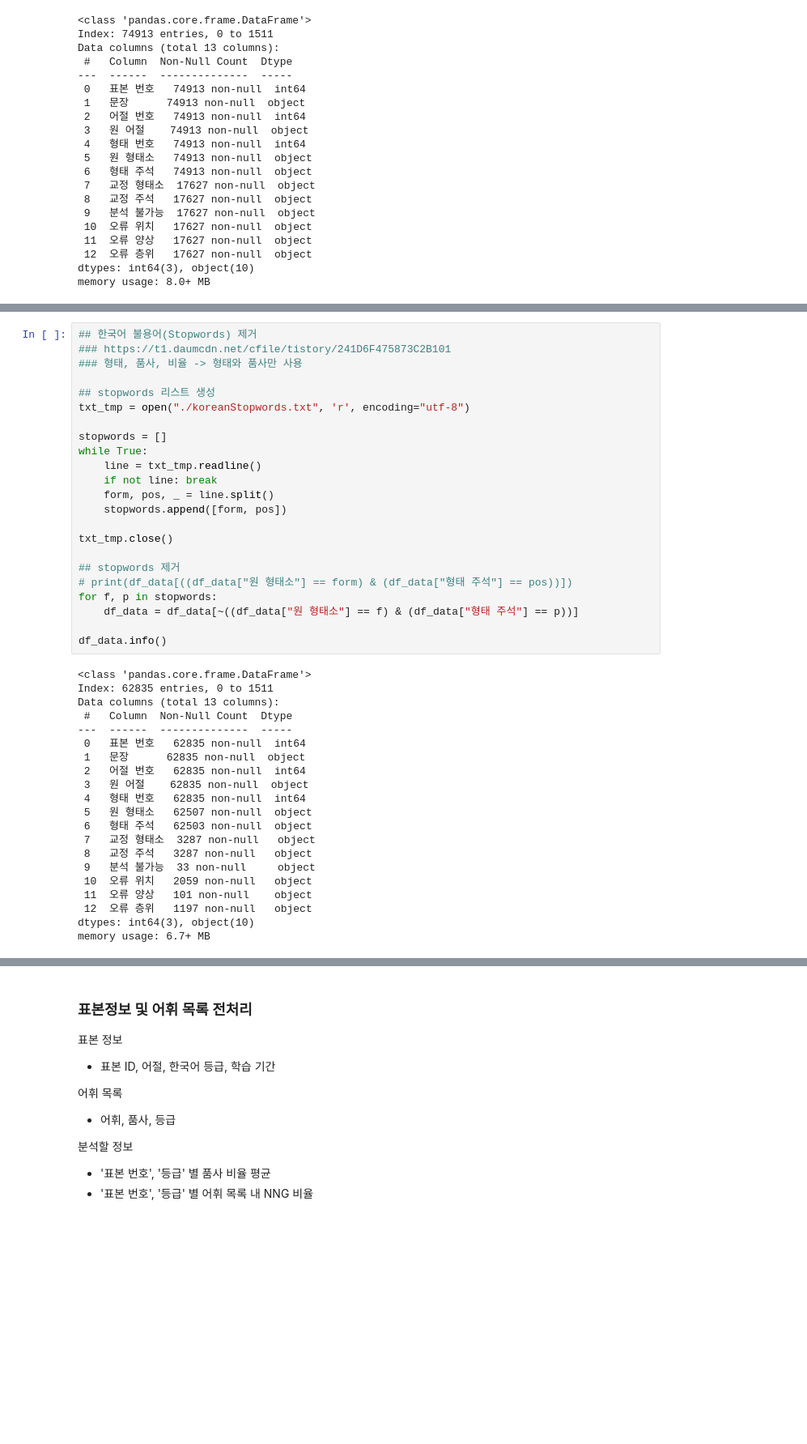
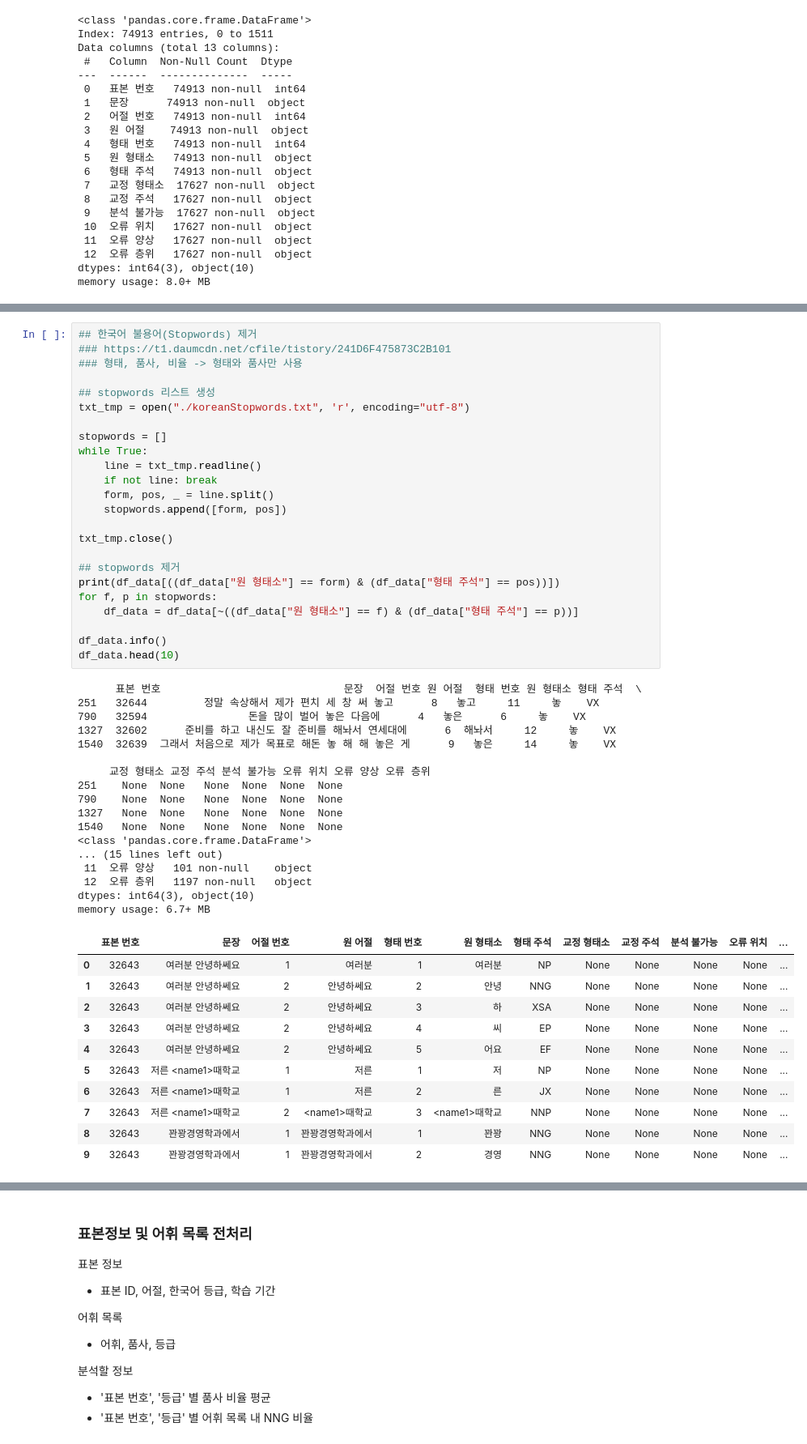
Before and after one commit to jj-bro/Korean-Speaking-Assessment, a Jupyter notebook: main.ipynb, the cells around one changed output, grey strips where cells are left out. Shown at 81% size. Drawn from its saved outputs; the diff is of its cells as text; blank space fills up the shorter version.

```diff
--- a/main.ipynb
+++ b/main.ipynb
@@ -200,47 +227,56 @@ memory usage: 6.7+ MB
 # %%
 ## 한국어 불용어(Stopwords) 제거
 ### https://t1.daumcdn.net/cfile/tistory/241D6F475873C2B101
 ### 형태, 품사, 비율 -> 형태와 품사만 사용
 
 ## stopwords 리스트 생성
 txt_tmp = open("./koreanStopwords.txt", 'r', encoding="utf-8")
 
 stopwords = []
 while True:
     line = txt_tmp.readline()
     if not line: break
     form, pos, _ = line.split()
     stopwords.append([form, pos])
 
 txt_tmp.close()
 
 ## stopwords 제거
-# print(df_data[((df_data["원 형태소"] == form) & (df_data["형태 주석"] == pos))])
+print(df_data[((df_data["원 형태소"] == form) & (df_data["형태 주석"] == pos))])
 for f, p in stopwords:
     df_data = df_data[~((df_data["원 형태소"] == f) & (df_data["형태 주석"] == p))]
 
 df_data.info()
+df_data.head(10)
 # %% [output]
+      표본 번호                             문장  어절 번호 원 어절  형태 번호 원 형태소 형태 주석  \
+251   32644         정말 속상해서 제가 편치 세 창 써 놓고      8   놓고     11     놓    VX
+790   32594                돈을 많이 벌어 놓은 다음에      4   놓은      6     놓    VX
+1327  32602      준비를 하고 내신도 잘 준비를 해놔서 연세대에      6  해놔서     12     놓    VX
+1540  32639  그래서 처음으로 제가 목표로 해돈 놓 해 해 놓은 게      9   놓은     14     놓    VX
+
+     교정 형태소 교정 주석 분석 불가능 오류 위치 오류 양상 오류 층위
+251    None  None   None  None  None  None
+790    None  None   None  None  None  None
+1327   None  None   None  None  None  None
+1540   None  None   None  None  None  None
 <class 'pandas.core.frame.DataFrame'>
-Index: 62835 entries, 0 to 1511
-Data columns (total 13 columns):
- #   Column  Non-Null Count  Dtype
----  ------  --------------  -----
- 0   표본 번호   62835 non-null  int64
- 1   문장      62835 non-null  object
- 2   어절 번호   62835 non-null  int64
- 3   원 어절    62835 non-null  object
- 4   형태 번호   62835 non-null  int64
- 5   원 형태소   62507 non-null  object
- 6   형태 주석   62503 non-null  object
- 7   교정 형태소  3287 non-null   object
- 8   교정 주석   3287 non-null   object
- 9   분석 불가능  33 non-null     object
- 10  오류 위치   2059 non-null   object
+... (15 lines left out)
  11  오류 양상   101 non-null    object
  12  오류 층위   1197 non-null   object
 dtypes: int64(3), object(10)
 memory usage: 6.7+ MB
+|  | 표본 번호 | 문장 | 어절 번호 | 원 어절 | 형태 번호 | 원 형태소 | 형태 주석 | 교정 형태소 | 교정 주석 | 분석 불가능 | 오류 위치 | ... |
+| 0 | 32643 | 여러분 안녕하쎄요 | 1 | 여러분 | 1 | 여러분 | NP | None | None | None | None | ... |
+| 1 | 32643 | 여러분 안녕하쎄요 | 2 | 안녕하쎄요 | 2 | 안녕 | NNG | None | None | None | None | ... |
+| 2 | 32643 | 여러분 안녕하쎄요 | 2 | 안녕하쎄요 | 3 | 하 | XSA | None | None | None | None | ... |
+| 3 | 32643 | 여러분 안녕하쎄요 | 2 | 안녕하쎄요 | 4 | 씨 | EP | None | None | None | None | ... |
+| 4 | 32643 | 여러분 안녕하쎄요 | 2 | 안녕하쎄요 | 5 | 어요 | EF | None | None | None | None | ... |
+| 5 | 32643 | 저른 <name1>때학교 | 1 | 저른 | 1 | 저 | NP | None | None | None | None | ... |
+| 6 | 32643 | 저른 <name1>때학교 | 1 | 저른 | 2 | 른 | JX | None | None | None | None | ... |
+| 7 | 32643 | 저른 <name1>때학교 | 2 | <name1>때학교 | 3 | <name1>때학교 | NNP | None | None | None | None | ... |
+| 8 | 32643 | 꽌꽝경영학과에서 | 1 | 꽌꽝경영학과에서 | 1 | 꽌꽝 | NNG | None | None | None | None | ... |
+| 9 | 32643 | 꽌꽝경영학과에서 | 1 | 꽌꽝경영학과에서 | 2 | 경영 | NNG | None | None | None | None | ... |
 # %%
 ## 데이터 분석 - EDA
 
```
Also changed, not shown: parts of 6 cells of this notebook, 1 other file.
